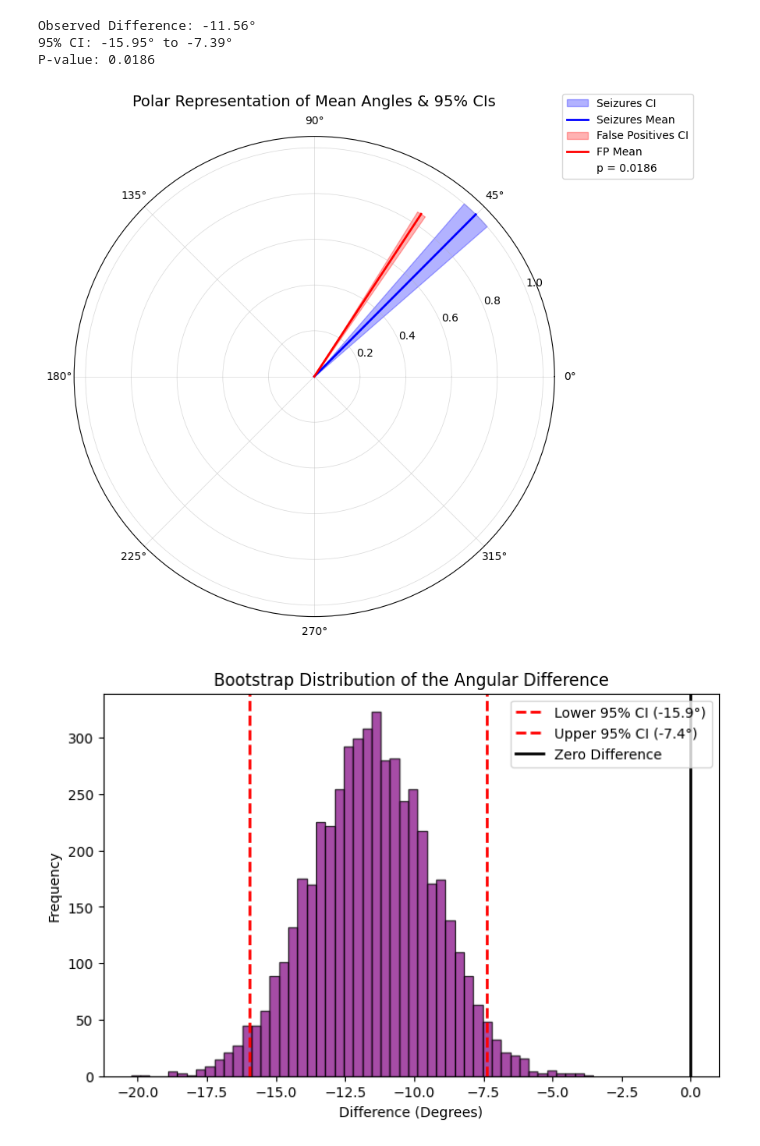
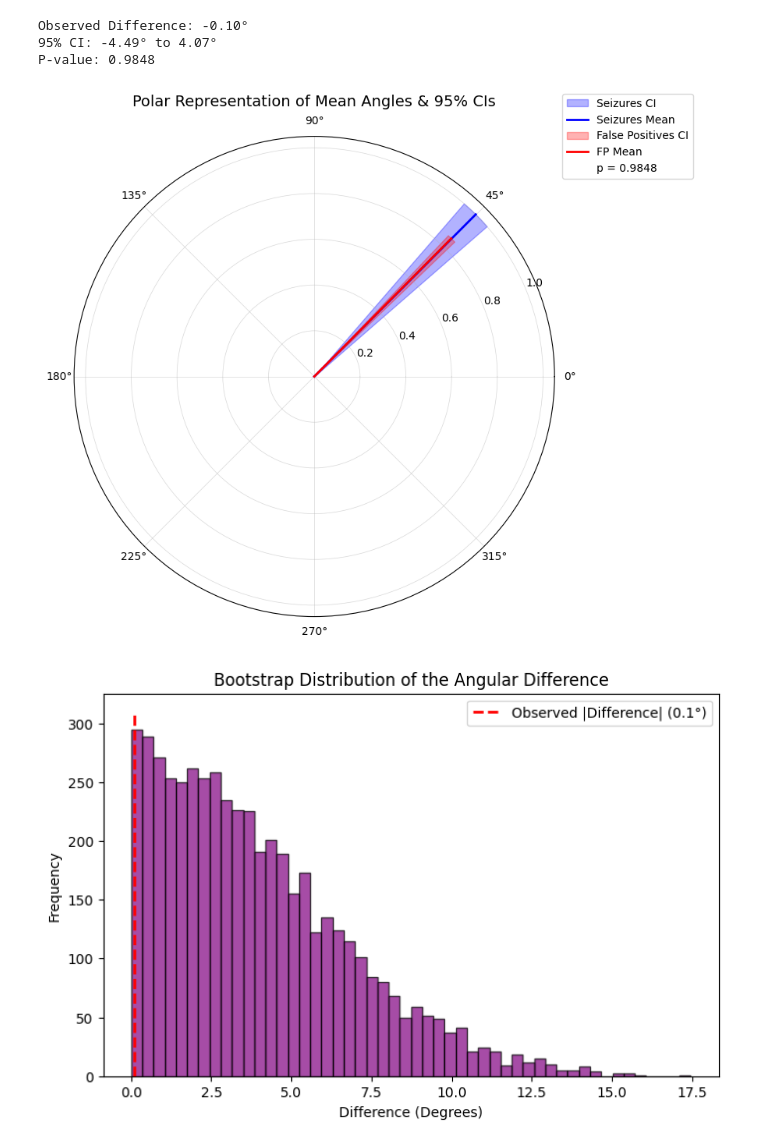
Before and after one commit to Julian-Webb/SeizurePredictionThesis, a Jupyter notebook: cycle_extraction/circular_comparison.ipynb, the cells around one changed output. Drawn from its saved outputs; the diff is of its cells as text; code cells hidden in the pictures.

Commit message:
Refactor circular comparison and cycle extraction: - Update permutation test to use test statistic for p-value calculation

```diff
--- a/cycle_extraction/circular_comparison.ipynb
+++ b/cycle_extraction/circular_comparison.ipynb
@@ -106,7 +106,7 @@ def circular_comparison(phases1, phases2, n_iters=5000, ci_level=95, seed=42):
 # Generate Mock Data
 np.random.seed(42)
 true_seizures = np.random.vonmises(mu=np.pi / 4, kappa=5.0, size=150)
-false_positives = np.random.vonmises(mu=np.pi / 4 + 0.2, kappa=1.5, size=8000)
+false_positives = np.random.vonmises(mu=np.pi / 4 , kappa=1.5, size=8000)
 
 results = circular_comparison(true_seizures, false_positives, n_iters=5000, ci_level=95, seed=42)
 
@@ -116,6 +116,7 @@ print(f"P-value: {results['p_value']:.4f}")
 
 # 1. Extract plotting variables
 boot_diffs = results["boot_diffs"]
+perm_diffs = results["perm_diffs"]
 szr_mean, szr_lower, szr_upper = results["obs_mean1"], results["lower1"], results["upper1"]
 fp_mean, fp_lower, fp_upper = results["obs_mean2"], results["lower2"], results["upper2"]
 
@@ -134,43 +135,38 @@ def make_arc(ax, lower, upper, radius, color, label, alpha=0.3):
     if upper < lower:
         upper += 2 * np.pi
     theta = np.linspace(lower, upper, 200)
     ax.fill_between(theta, 0, radius, color=color, alpha=alpha, label=label)
 
 
 # Plot Seizures (Outer Wedge)
 make_arc(ax1, szr_lower, szr_upper, 1.0, 'blue', 'Seizures CI')
 ax1.plot([0, szr_mean], [0, 1.0], color='blue', linewidth=2, label='Seizures Mean')
 
 # Plot False Positives (Inner Wedge)
 make_arc(ax1, fp_lower, fp_upper, 0.85, 'red', 'False Positives CI')
 ax1.plot([0, fp_mean], [0, 0.85], color='red', linewidth=2, label='FP Mean')
 ax1.plot([], [], label=f"p = {results['p_value']:.4f}", color='black', linestyle='None')
 
 ax1.set_title('Polar Representation of Mean Angles & 95% CIs', va='bottom', fontsize=14)
 ax1.legend(loc='upper right', bbox_to_anchor=(1.3, 1.1))
 plt.show()
 
 # ==========================================
 # PLOT 2: Histogram of the Difference
 # ==========================================
 fig2, ax2 = plt.subplots(figsize=(8, 5))
-ax2.hist(np.degrees(boot_diffs), bins=50, color='purple', alpha=0.7, edgecolor='black')
-
-# Using the correct bounds mapped from the results dictionary
-ax2.axvline(np.degrees(diff_lower), color='red', linestyle='dashed', linewidth=2,
-            label=f"Lower 95% CI ({np.degrees(diff_lower):.1f}°)")
-ax2.axvline(np.degrees(diff_upper), color='red', linestyle='dashed', linewidth=2,
-            label=f"Upper 95% CI ({np.degrees(diff_upper):.1f}°)")
-ax2.axvline(0, color='black', linewidth=2, label='Zero Difference')
+ax2.hist(abs(np.degrees(perm_diffs)), bins=50, color='purple', alpha=0.7, edgecolor='black')
+ax2.vlines(np.degrees(abs(results['observed_diff'])), ymin=0, ymax=ax2.get_ylim()[1], color='red', linestyle='dashed', linewidth=2,
+            label=f"Observed |Difference| ({np.degrees(abs(results['observed_diff'])):.1f}°)")
 
 ax2.set_title('Bootstrap Distribution of the Angular Difference')
 ax2.set_xlabel('Difference (Degrees)')
 ax2.set_ylabel('Frequency')
 ax2.legend()
 plt.show()
 # %% [output]
-Observed Difference: -11.56°
-95% CI: -15.95° to -7.39°
-P-value: 0.0186
+Observed Difference: -0.10°
+95% CI: -4.49° to 4.07°
+P-value: 0.9848
-[figure, old version]
+[figure, new version]
-[figure, old version]
+[figure, new version]
```
Also changed, not shown: parts of 5 cells of this notebook, 2 other files.
